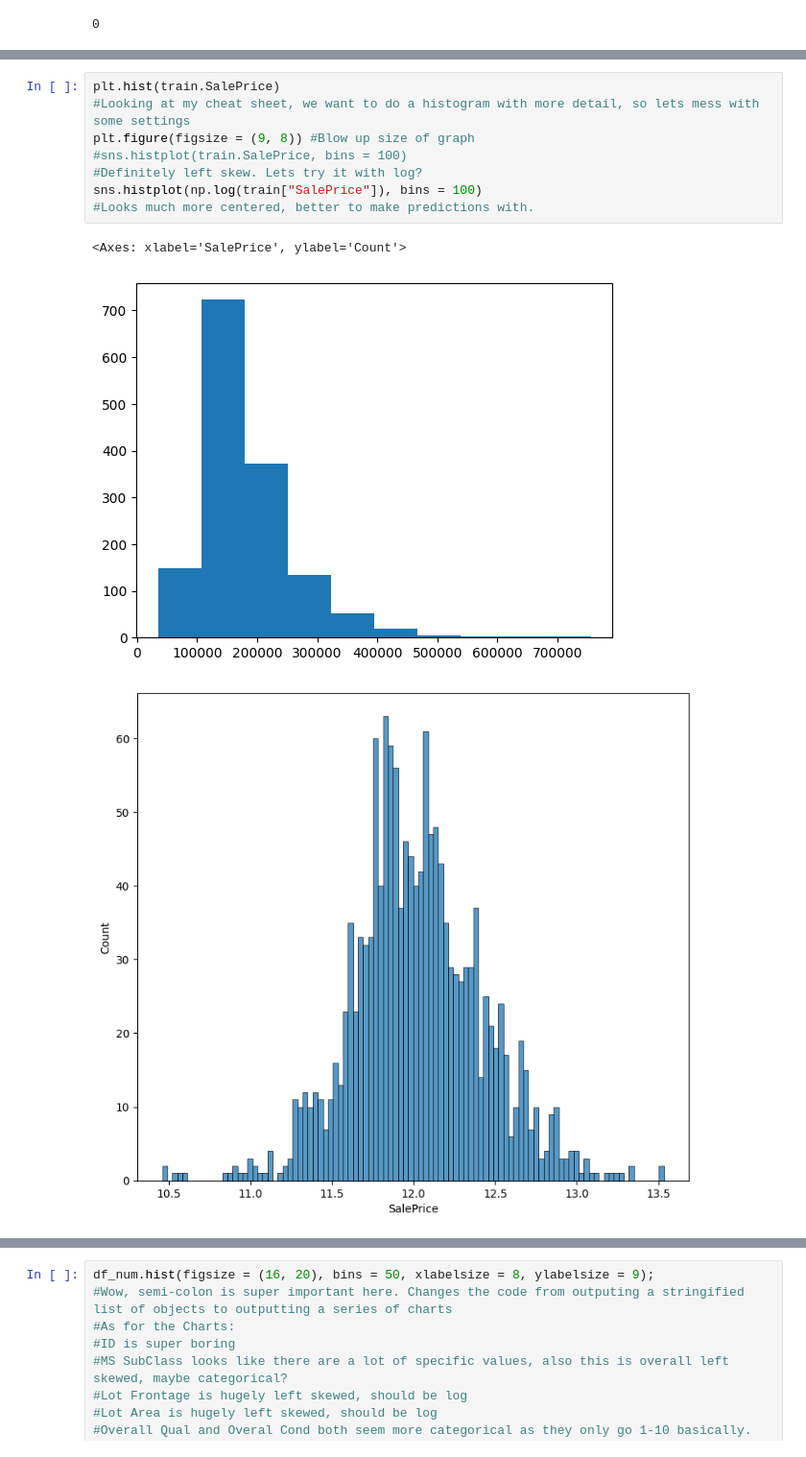
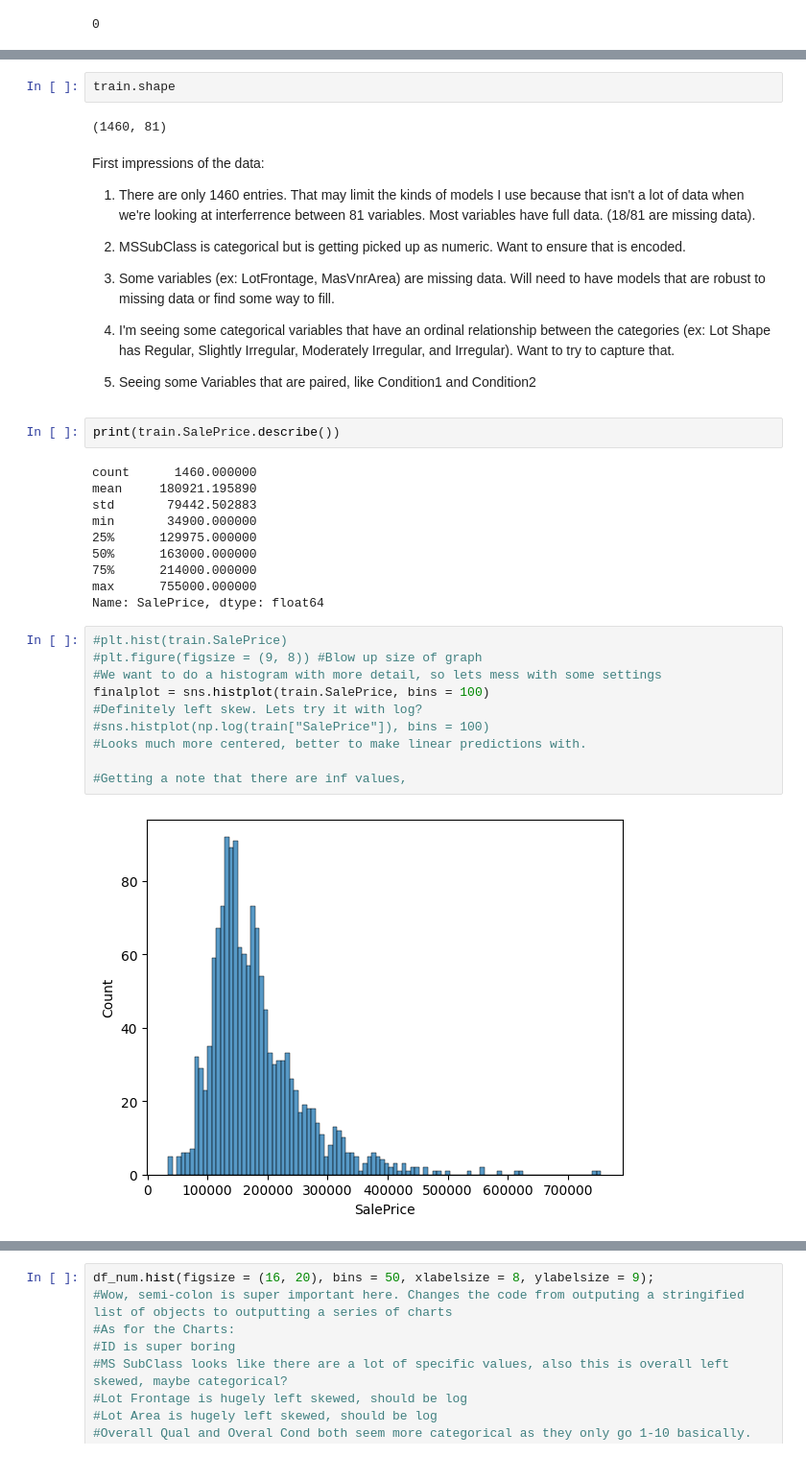
Before and after one commit to brendancopps7/Kaggle-House-Pricing, a Jupyter notebook: house-price-competition.ipynb, the cells around one changed output, grey strips where cells are left out. Shown: that part at 96% size. Drawn from its saved outputs; the diff is of its cells as text.

Commit message:
Kaggle Notebook | House Price Competition | Version 7

```diff
--- a/house-price-competition.ipynb
+++ b/house-price-competition.ipynb
@@ -113,12 +101,39 @@ Name: SalePrice, dtype: float64
+# %%
+train.shape
+# %% [output]
+(1460, 81)
+# %% [markdown]
+First impressions of the data:
+1) There are only 1460 entries. That may limit the kinds of models I use because that isn't a lot of data when we're looking at interferrence between 81 variables. Most variables have full data. (18/81 are missing data).
+
+2) MSSubClass is categorical but is getting picked up as numeric. Want to ensure that is encoded.
+
+2) Some variables (ex: LotFrontage, MasVnrArea) are missing data. Will need to have models that are robust to missing data or find some way to fill.
+
+3) I'm seeing some categorical variables that have an ordinal relationship between the categories (ex: Lot Shape has Regular, Slightly Irregular, Moderately Irregular, and Irregular). Want to try to capture that.
+
+4) Seeing some Variables that are paired, like Condition1 and Condition2
+# %%
+print(train.SalePrice.describe())
+# %% [output]
+count      1460.000000
+mean     180921.195890
+std       79442.502883
+min       34900.000000
+25%      129975.000000
+50%      163000.000000
+75%      214000.000000
+max      755000.000000
+Name: SalePrice, dtype: float64
 # %%
-plt.hist(train.SalePrice)
-#Looking at my cheat sheet, we want to do a histogram with more detail, so lets mess with some settings
-plt.figure(figsize = (9, 8)) #Blow up size of graph
-#sns.histplot(train.SalePrice, bins = 100)
+#plt.hist(train.SalePrice)
+#plt.figure(figsize = (9, 8)) #Blow up size of graph
+#We want to do a histogram with more detail, so lets mess with some settings
+finalplot = sns.histplot(train.SalePrice, bins = 100)
 #Definitely left skew. Lets try it with log?
-sns.histplot(np.log(train["SalePrice"]), bins = 100)
-#Looks much more centered, better to make predictions with.
+#sns.histplot(np.log(train["SalePrice"]), bins = 100)
+#Looks much more centered, better to make linear predictions with.
+
+#Getting a note that there are inf values,
 # %% [output]
-<Axes: xlabel='SalePrice', ylabel='Count'>
-[figure, old version]
+[figure, new version]
-[figure, removed]
```
Also changed, not shown: parts of 18 cells of this notebook.
